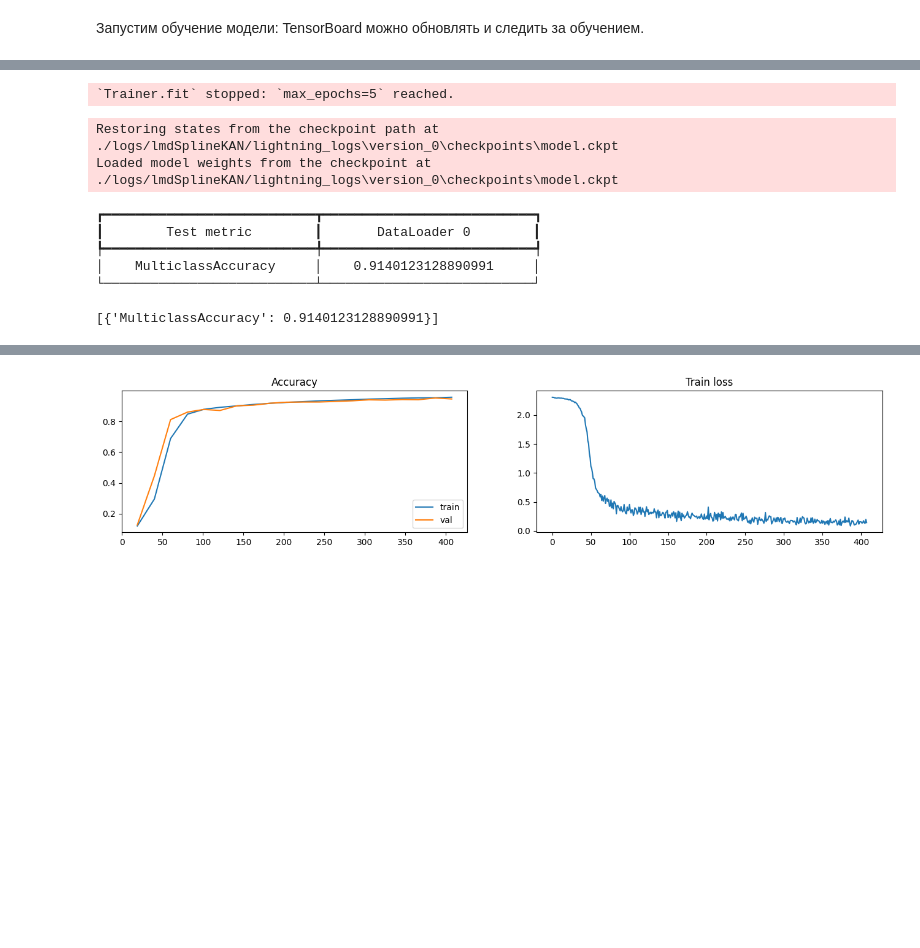
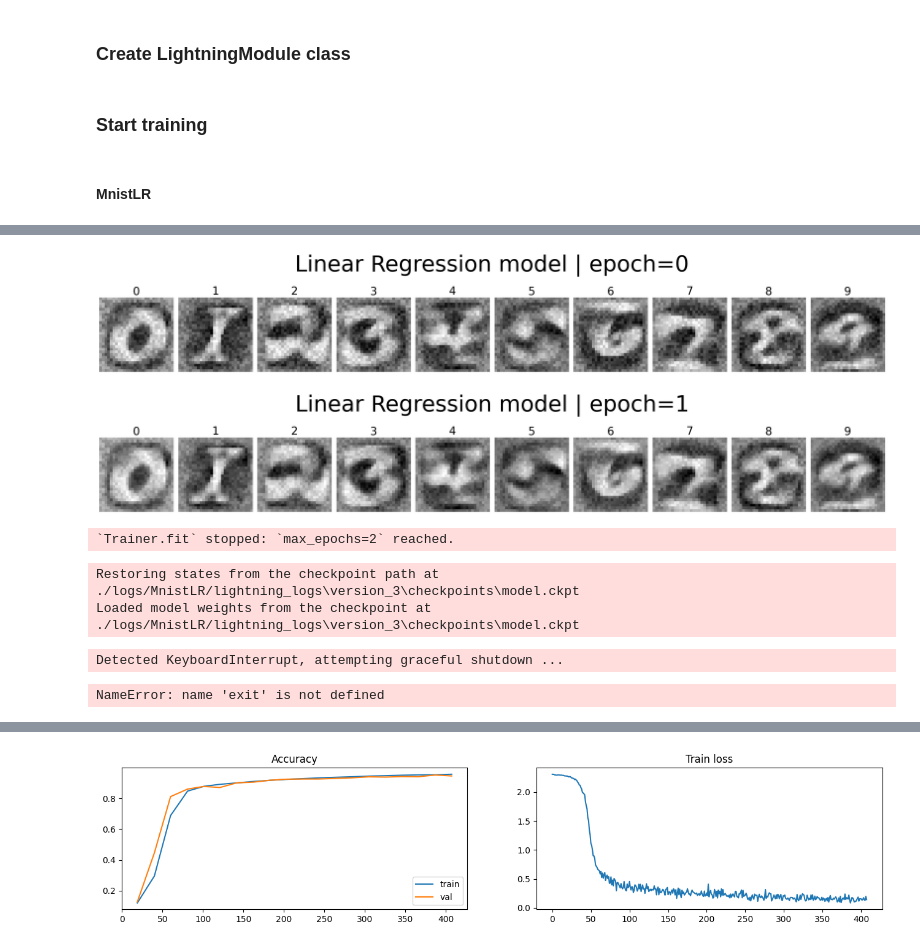
Before and after one commit to Gavr101/lambda_KAN, a Jupyter notebook: mnist_example/Training.ipynb, the cells around one changed output, grey strips where cells are left out. Drawn from its saved outputs; the diff is of its cells as text; code cells hidden in the pictures; blank space fills up the shorter version.

```diff
--- a/mnist_example/Training.ipynb
+++ b/mnist_example/Training.ipynb
@@ -205,6 +42,0 @@ class MnistSplineKAN(nn.Module):
-# %%
-model = MnistSplineKAN()
-
-input_var = torch.randn(2,28,28)
-
-print(f'output_var: {model(input_var).shape}')
@@ -240,6 +42,0 @@ class MnistPrllSplineKAN(nn.Module):
-# %%
-model = MnistPrllSplineKAN()
-
-input_var = torch.randn(2,28,28)
-
-print(f'output_var: {model(input_var).shape}')
@@ -331,13 +43 @@ class MnistCNN(nn.Module):
-# %%
-class MnistLR(nn.Module):
-    def __init__(self, input_shape=(1, 28, 28)):
-        super().__init__()
-        self.layers = nn.Sequential(
-            nn.Flatten(),
-            nn.Linear(28 * 28, 10)
-        )
-
-    def forward(self, x):
-        x = self.layers(x)
-        return x
 # %% [markdown]
@@ -369,3 +65,5 @@ test_loader = DataLoader(test_set, batch_size=batch_size, shuffle=False, num_wor
+# %% [markdown]
+### Create LightningModule class
 # %%
 class LModel(L.LightningModule):
     def __init__(self, model, lr=0.001):
@@ -435,9 +133,28 @@ class LModel(L.LightningModule):
     def on_test_epoch_end(self):
         self.log_dict(self.metrics.compute())
         self.metrics.reset()
-# %% [markdown]
-Запустим обучение модели: TensorBoard можно обновлять и следить за обучением.
+# %% [markdown]
+### Start training
+# %% [markdown]
+#### MnistLR
 # %%
+class LModel_save_pic(LModel):
+    def on_train_epoch_end(self):
+        self.log_dict(self.train_metrics.compute())
+        self.train_metrics.reset()
+
+        val_metrics = self.val_metrics.compute()
+        self.log_dict(val_metrics)
+        self.val_metrics.reset()
+
+        directory = self.logger.log_dir + '\\sens_pic'
+        if not os.path.exists(directory):
+            os.makedirs(directory)
+        show_sensitivity(W = self.model.get_W(),
+                         title = f'Linear Regression model | epoch={self.current_epoch}',
+                         save_pic=True,
+                         file_path=directory + f'\\{self.current_epoch}.png')
+
 checkpoint_callback = ModelCheckpoint(
     # dirpath='best_ckp/'
     save_last=True,
@@ -452,9 +169,9 @@ checkpoint_callback = ModelCheckpoint(
 L.seed_everything(1755)
 
 model = MnistLR() #Mnist_lmdSplineKAN() #MnistPrllSplineKAN() #MnistSplineKAN() #MnistSplineKAN() #MnistKAN() #MnistMLP() #MnistCNN() #MnistLR()
-pl_model = LModel(model)
+pl_model = LModel_save_pic(model)
 trainer = L.Trainer(
-    max_epochs=5,
+    max_epochs=2,
     callbacks=[checkpoint_callback],
     num_sanity_val_steps=0,
     log_every_n_steps=10,
@@ -471,33 +189,31 @@ Seed set to 1755
 GPU available: False, used: False
 TPU available: False, using: 0 TPU cores
 HPU available: False, using: 0 HPUs
 
   | Name          | Type             | Params | Mode
 -----------------------------------------------------------
 0 | model         | MnistLR          | 7.9 K  | train
 1 | criterion     | CrossEntropyLoss | 0      | train
 2 | metrics       | MetricCollection | 0      | train
 3 | train_metrics | MetricCollection | 0      | train
 4 | val_metrics   | MetricCollection | 0      | train
 -----------------------------------------------------------
 7.9 K     Trainable params
 0         Non-trainable params
 7.9 K     Total params
 0.031     Total estimated model params size (MB)
 11        Modules in train mode
 0         Modules in eval mode
+[figure, added]
+[figure, added]
-`Trainer.fit` stopped: `max_epochs=5` reached.
+`Trainer.fit` stopped: `max_epochs=2` reached.
 # %%
 # Load the best checkpoint automatically (lightning tracks this for you)
 trainer.test(
     model=pl_model, dataloaders=test_loader, verbose=True, ckpt_path="best"
 )
 # %% [output]
-Restoring states from the checkpoint path at ./logs/lmdSplineKAN/lightning_logs\version_0\checkpoints\model.ckpt
-Loaded model weights from the checkpoint at ./logs/lmdSplineKAN/lightning_logs\version_0\checkpoints\model.ckpt
+Restoring states from the checkpoint path at ./logs/MnistLR/lightning_logs\version_3\checkpoints\model.ckpt
+Loaded model weights from the checkpoint at ./logs/MnistLR/lightning_logs\version_3\checkpoints\model.ckpt
-┏━━━━━━━━━━━━━━━━━━━━━━━━━━━┳━━━━━━━━━━━━━━━━━━━━━━━━━━━┓
-┃        Test metric        ┃       DataLoader 0        ┃
-┡━━━━━━━━━━━━━━━━━━━━━━━━━━━╇━━━━━━━━━━━━━━━━━━━━━━━━━━━┩
-│    MulticlassAccuracy     │    0.9140123128890991     │
-└───────────────────────────┴───────────────────────────┘
+Detected KeyboardInterrupt, attempting graceful shutdown ...
-[{'MulticlassAccuracy': 0.9140123128890991}]
+NameError: name 'exit' is not defined
```
Also changed, not shown: parts of 35 cells of this notebook, 2 other files.
